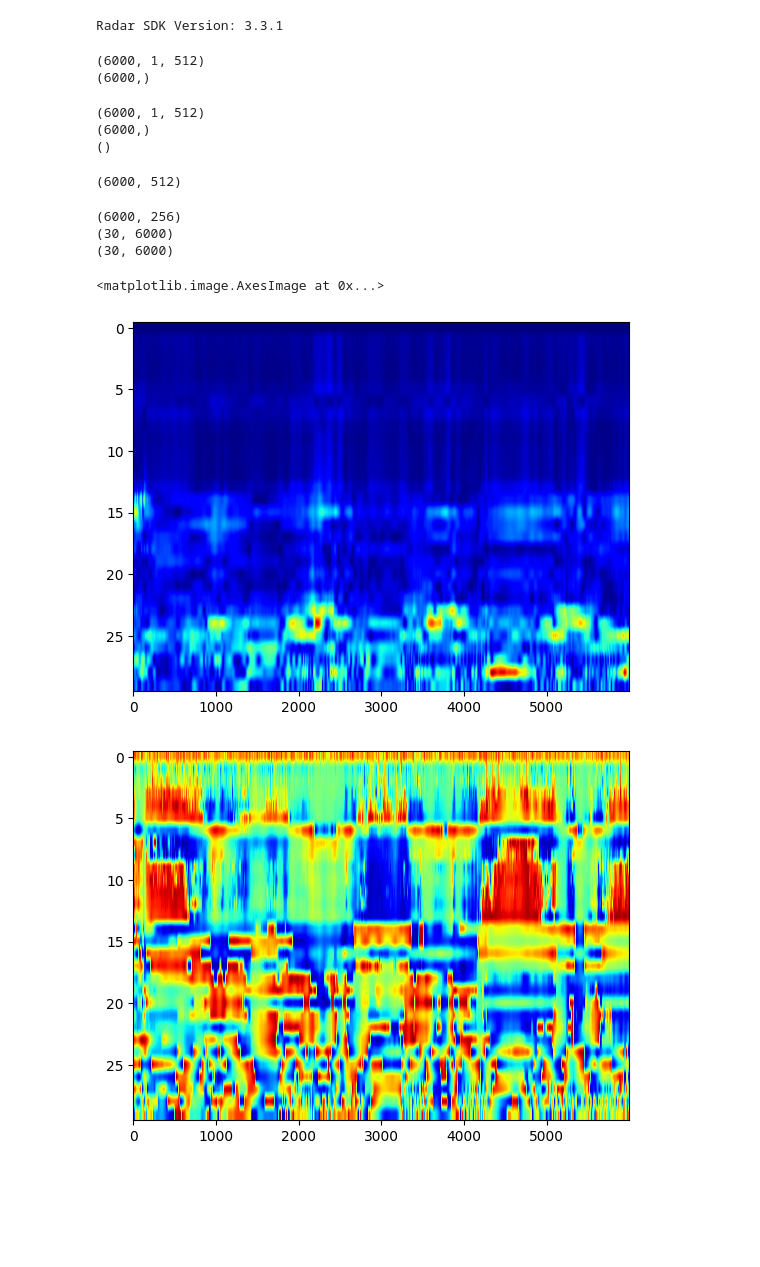
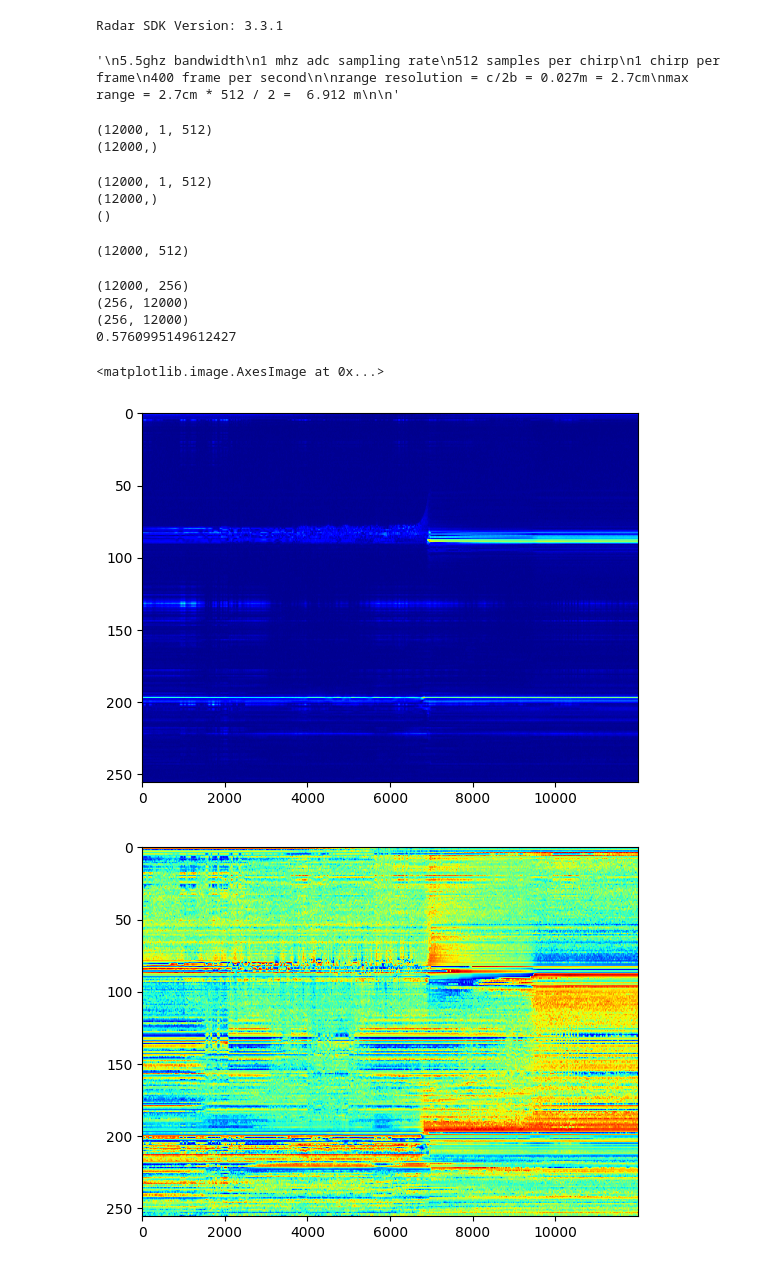
Before and after one commit to baichengchen/WaterSurfaceLevelSensing, a Jupyter notebook: test.ipynb, the cells around one changed output. Drawn from its saved outputs; the diff is of its cells as text; code cells hidden in the pictures; blank space fills up the shorter version.

Commit message:
added reading data

```diff
--- a/test.ipynb
+++ b/test.ipynb
@@ -32,12 +32,27 @@ config = Avian.DeviceConfig(
     # 512 samples per chirp # higher number = higher range resolution
     num_samples_per_chirp=num_samples_per_chirp,
     chirp_repetition_time_s=0.001,  # 1ms, as long as higher than num_samples_per_chirp * 1 us
-    frame_repetition_time_s=1/fs,  # 5ms, frame_Rate = 200Hz
+    frame_repetition_time_s=1/fs,   # 5ms, frame_Rate = 200Hz
     hp_cutoff_Hz=80_000,            # 80kHz cutoff frequency for high-pass filter
     aaf_cutoff_Hz=500_000,          # Anti-aliasinf cutoff frequency of 500kHz
     mimo_mode='off'                 # MIMO disabled
 )
 # config.frame_repetition_time_s = 10000000
+
+
+"""
+5.5ghz bandwidth
+1 mhz adc sampling rate
+512 samples per chirp
+1 chirp per frame
+400 frame per second
+
+range resolution = c/2b = 0.027m = 2.7cm
+max range = 2.7cm * 512 / 2 =  6.912 m
+
+"""
+# %% [output]
+'\n5.5ghz bandwidth\n1 mhz adc sampling rate\n512 samples per chirp\n1 chirp per frame\n400 frame per second\n\nrange resolution = c/2b = 0.027m = 2.7cm\nmax range = 2.7cm * 512 / 2 =  6.912 m\n\n'
 # %%
 device.set_config(config)
 ts = time.time()
@@ -45,7 +60,7 @@ ts = time.time()
 timestamps = []
 frameData = []
 
-time_in_sec_to_collect = 15*fs;
+time_in_sec_to_collect = 30*fs;
 
 for frame_number in range(time_in_sec_to_collect):
     frame = device.get_next_frame()
@@ -64,24 +79,25 @@ timestamps = np.array(timestamps)
 print(np.shape(frameData))
 print(np.shape(timestamps))
 # %% [output]
-(6000, 1, 512)
-(6000,)
+(12000, 1, 512)
+(12000,)
 # %%
 #path = "F:\\UCSD\\Winter2023\\CSE237A\\FinalProj\\Github\\WaterSurfaceLevelSensing\\sampleData\\"
-path = "D:\\UCSD\\Winter2023\\CSE237A\\WaterSurfaceLevelSensing\\sampleData\\"
-fn = 'data5.npz'
+# path = "D:\\UCSD\\Winter2023\\CSE237A\\WaterSurfaceLevelSensing\\sampleData\\"
+path = "C:\\Users\\baich\\Desktop\\02282023_mmwaveData\\"
+fn = 'data_13.npz'
 np.savez(path+fn, frameData=frameData, timestamps=timestamps,fs=fs)
 # %%
 #path = "F:\\UCSD\\Winter2023\\CSE237A\\FinalProj\\Github\\WaterSurfaceLevelSensing\\sampleData\\"
-path = "D:\\UCSD\\Winter2023\\CSE237A\\WaterSurfaceLevelSensing\\sampleData\\"
+# path = "D:\\UCSD\\Winter2023\\CSE237A\\WaterSurfaceLevelSensing\\sampleData\\"
 
-fn = 'data5.npz'
+fn = 'data_13.npz'
 outfile = path+fn
 npzfile = np.load(outfile)
 frameData = npzfile['frameData']
 timestamps = npzfile['timestamps']
-fs = npzfile['fs']
-
+# fs = npzfile['fs']
+# fs = 400
 # (100, 128, 64)
 # 100 frames, 128 chirps per frame, 64 adc samples per chirp
 print(np.shape(frameData))
@@ -90,8 +106,8 @@ print(np.shape(fs))
 
 frameData = np.squeeze(frameData)
 # %% [output]
-(6000, 1, 512)
-(6000,)
+(12000, 1, 512)
+(12000,)
 ()
 # %%
 # frameData2 = np.sum(frameData, axis=1)
@@ -102,26 +118,31 @@ frameData = frameData - np.mean(frameData, axis=0, keepdims=True)
 print(np.shape(frameData))
 fs=400
 # %% [output]
-(6000, 512)
+(12000, 512)
 # %%
 data = np.fft.fft(frameData, axis=1)
 data = data[:,:int(data.shape[1]/2)]
 print(np.shape(data))
 
-amp = np.abs(data[:,0:30]).T
-phase = np.angle(data[:,0:30]).T
+# amp = np.abs(data[:,0:30]).T
+# phase = np.angle(data[:,0:30]).T
+amp = np.abs(data).T
+phase = np.angle(data).T
 print(np.shape(amp))
 print(np.shape(phase))
 
 plt.figure();
 plt.imshow(amp, cmap=plt.cm.jet, aspect="auto")
 
+print(np.max(np.max(amp)))
+
 plt.figure()
 plt.imshow(phase, cmap=plt.cm.jet, aspect="auto")
 # %% [output]
-(6000, 256)
-(30, 6000)
-(30, 6000)
+(12000, 256)
+(256, 12000)
+(256, 12000)
+0.5760995149612427
 <matplotlib.image.AxesImage at 0x...>
-[figure, old version]
+[figure, new version]
-[figure, old version]
+[figure, new version]
```
Also changed, not shown: 2 other files.
